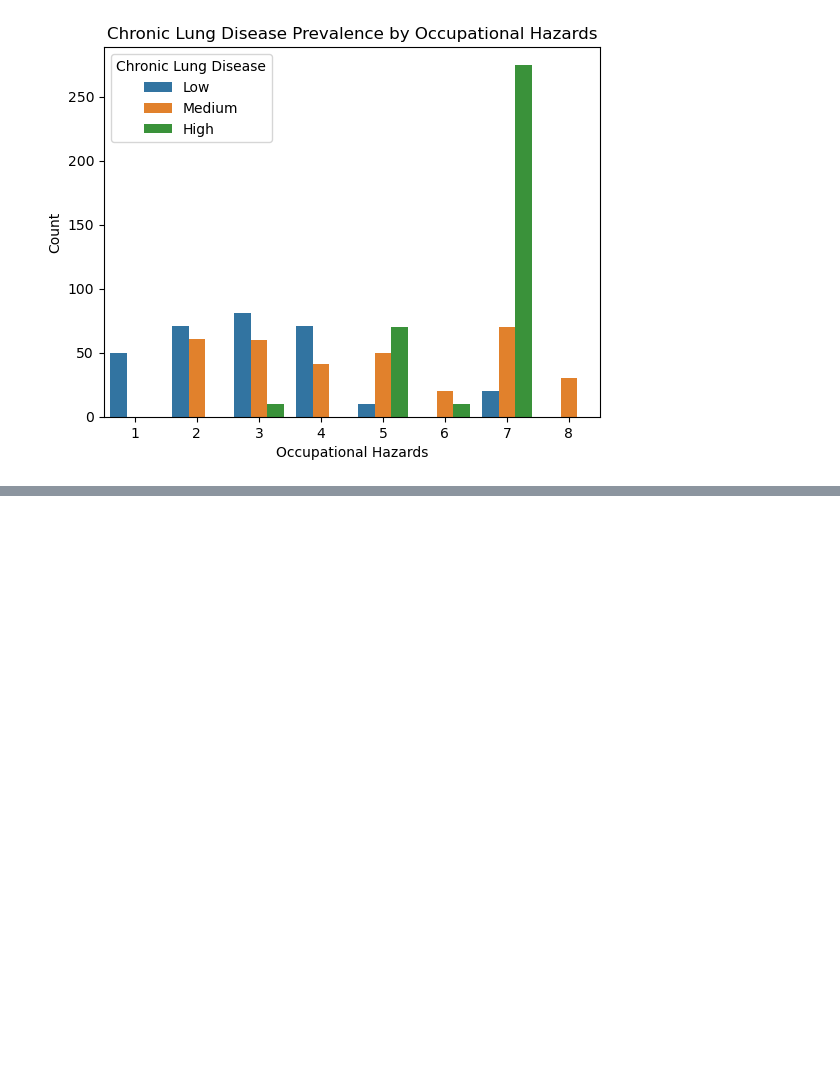
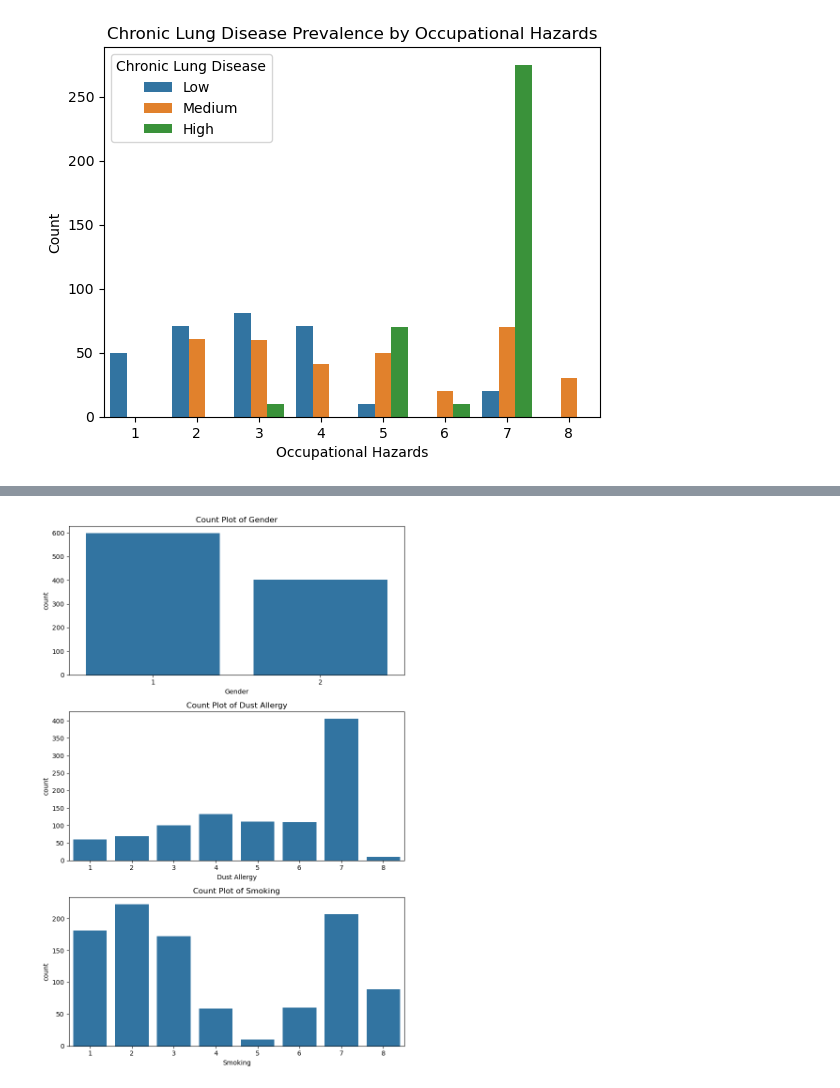
Before and after one commit to kxrrym03/Lung-Cancer-Analysis, a Jupyter notebook: Lung Cancer Analysis.ipynb, the cells around one changed output, grey strips where cells are left out. Saved outputs shown, nothing was run; the diff lists cells and outputs as text; code cells hidden in the pictures; blank space fills up the shorter version.

```diff
--- a/Lung Cancer Analysis.ipynb
+++ b/Lung Cancer Analysis.ipynb
@@ -131,0 +148,16 @@ plt.show()
+# %%
+fig, axes = plt.subplots(nrows=3, ncols=1, figsize=(8, 12))
+
+sns.countplot(x='Gender', data=df, ax=axes[0])
+axes[0].set_title('Count Plot of Gender')
+
+sns.countplot(x='Dust Allergy', data=df, ax=axes[1])
+axes[1].set_title('Count Plot of Dust Allergy')
+
+sns.countplot(x='Smoking', data=df, ax=axes[2])
+axes[2].set_title('Count Plot of Smoking')
+
+plt.tight_layout()
+plt.show()
+# %% [output]
+[figure, added]
```
Also changed, not shown: parts of 1 cell of this notebook.
